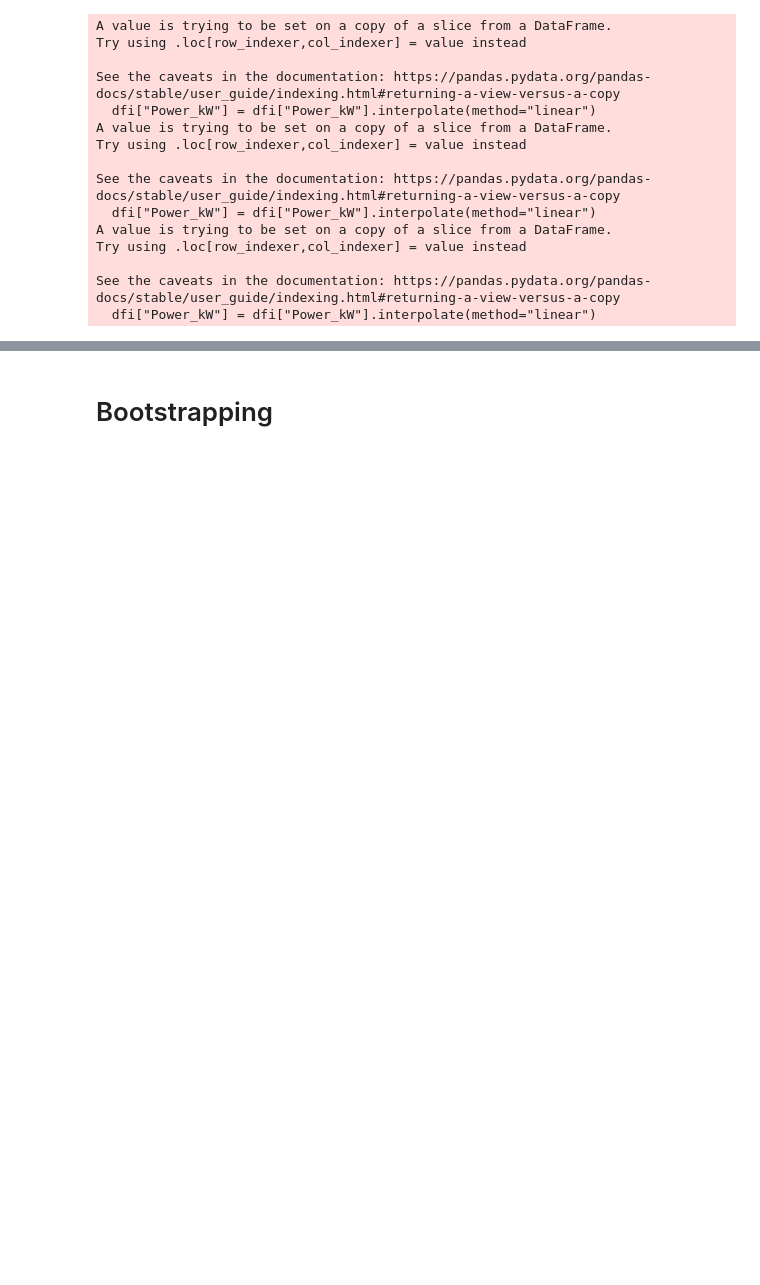
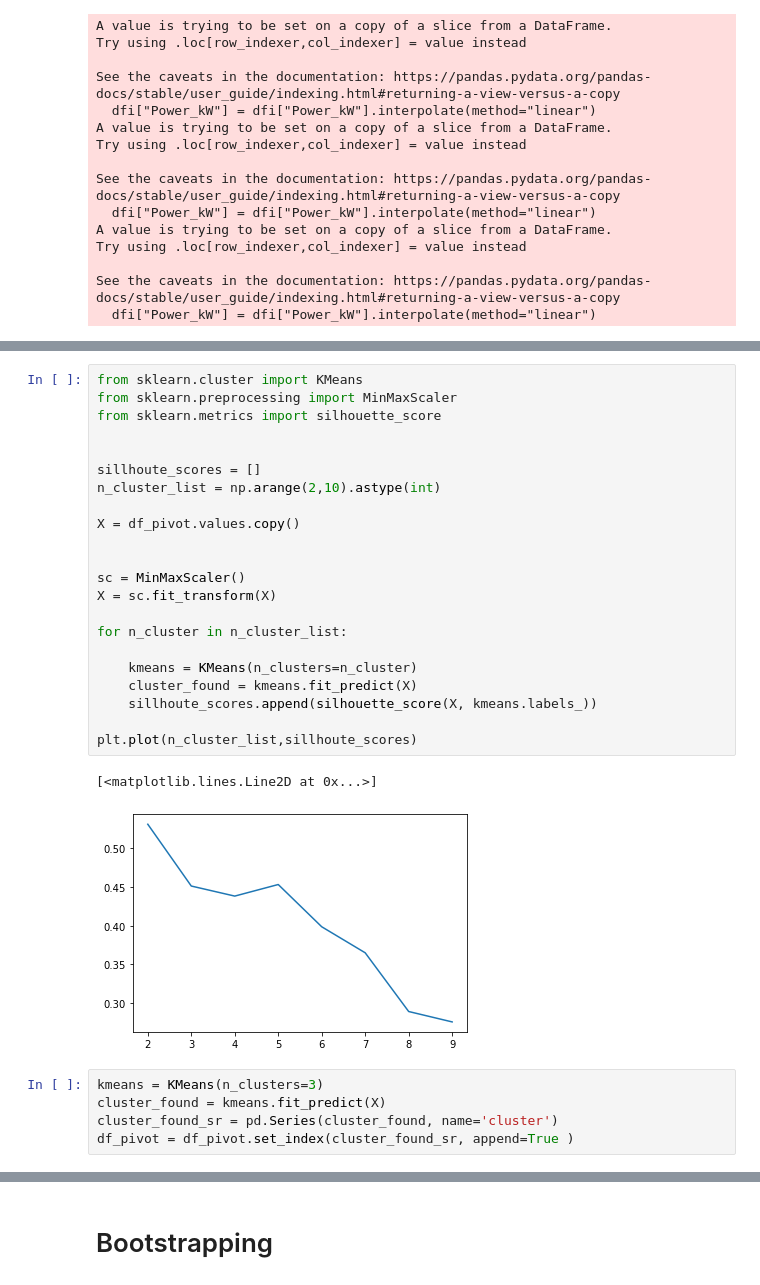
Before and after one commit to valerb997/Project-1, a Jupyter notebook: Model - Copy/Model.ipynb, the cells around one changed output, grey strips where cells are left out. Drawn from its saved outputs; the diff is of its cells as text; blank space fills up the shorter version.

```diff
--- a/Model - Copy/Model.ipynb
+++ b/Model - Copy/Model.ipynb
@@ -507,0 +622,30 @@ See the caveats in the documentation: https://pandas.pydata.org/pandas-docs/stab
+# %%
+from sklearn.cluster import KMeans
+from sklearn.preprocessing import MinMaxScaler
+from sklearn.metrics import silhouette_score
+
+
+sillhoute_scores = []
+n_cluster_list = np.arange(2,10).astype(int)
+
+X = df_pivot.values.copy()
+
+
+sc = MinMaxScaler()
+X = sc.fit_transform(X)
+
+for n_cluster in n_cluster_list:
+
+    kmeans = KMeans(n_clusters=n_cluster)
+    cluster_found = kmeans.fit_predict(X)
+    sillhoute_scores.append(silhouette_score(X, kmeans.labels_))
+
+plt.plot(n_cluster_list,sillhoute_scores)
+# %% [output]
+[<matplotlib.lines.Line2D at 0x...>]
+[figure, added]
+# %%
+kmeans = KMeans(n_clusters=3)
+cluster_found = kmeans.fit_predict(X)
+cluster_found_sr = pd.Series(cluster_found, name='cluster')
+df_pivot = df_pivot.set_index(cluster_found_sr, append=True )
```
Also changed, not shown: parts of 22 cells of this notebook.
